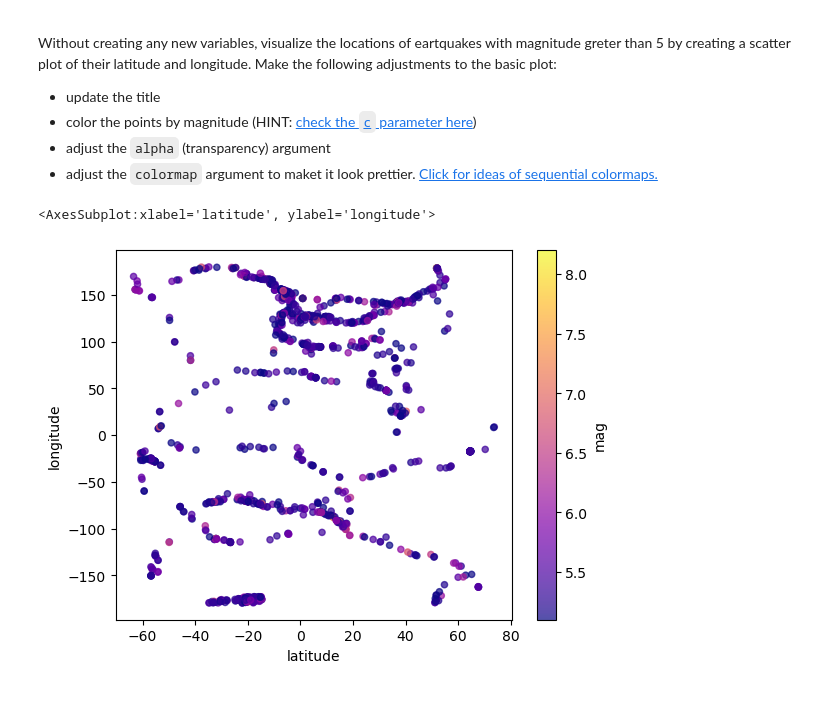
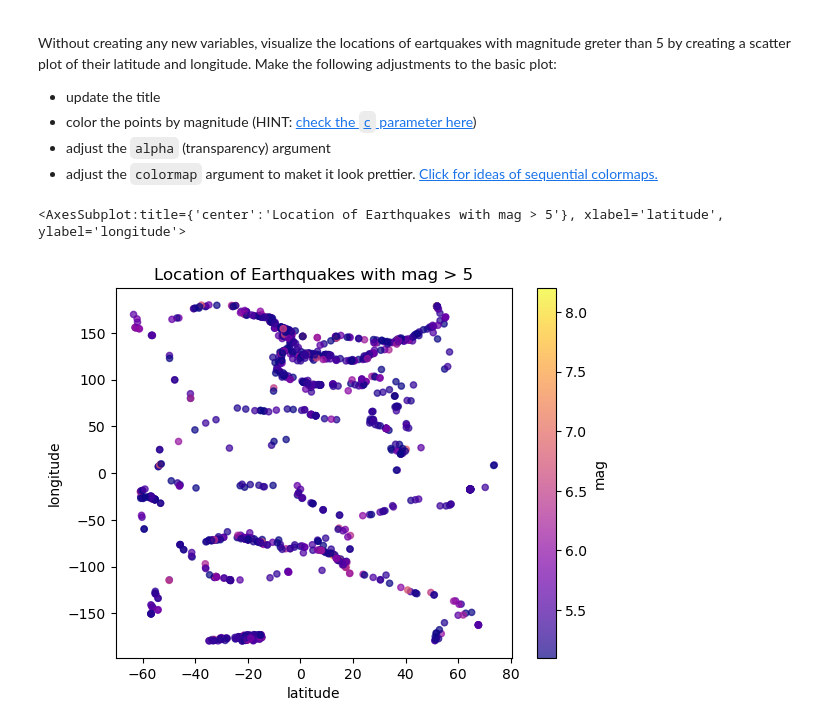
Before and after one commit to egp4aq/eds220-hwk1, a Jupyter notebook: hwk1-task3-earthquakes.ipynb, the cells around one changed output. Saved outputs shown, nothing was run; the diff lists cells and outputs as text; code cells hidden in the pictures; blank space fills up the shorter version.

```diff
--- a/hwk1-task3-earthquakes.ipynb
+++ b/hwk1-task3-earthquakes.ipynb
@@ -271,14 +276,16 @@ Without creating any new variables, visualize the locations of eartquakes with m
 - adjust the `alpha` (transparency) argument
 - adjust the `colormap` argument to maket it look prettier. [Click for ideas of sequential colormaps.](https://matplotlib.org/stable/users/explain/colors/colormaps.html)
 # %%
+# Create a plot of the location of the earthquakes with a magnitude greater than 5
 eqk[eqk['mag'] > 5].plot(kind = "scatter",
                         x = "latitude",
                         y = "longitude",
                         c = "mag",
                         alpha = 0.7,
-                        colormap = "plasma")
+                        colormap = "plasma",
+                        title = "Location of Earthquakes with mag > 5")
 # %% [output]
-<AxesSubplot:xlabel='latitude', ylabel='longitude'>
+<AxesSubplot:title={'center':'Location of Earthquakes with mag > 5'}, xlabel='latitude', ylabel='longitude'>
-[figure, old version]
+[figure, new version]
 # %% [markdown]
 <!-- END QUESTION -->
```
Also changed, not shown: parts of 9 cells of this notebook, 1 other file.
